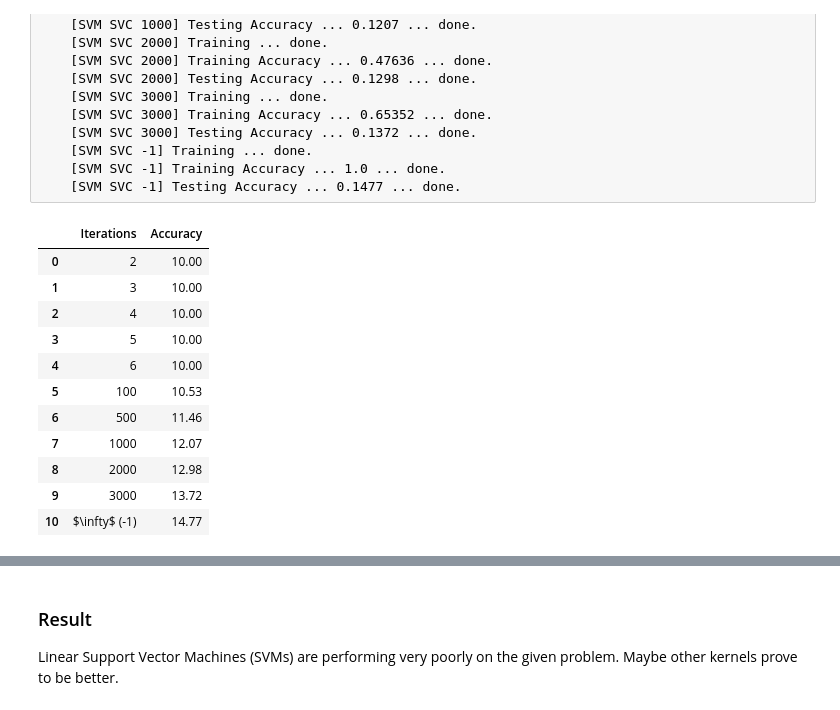
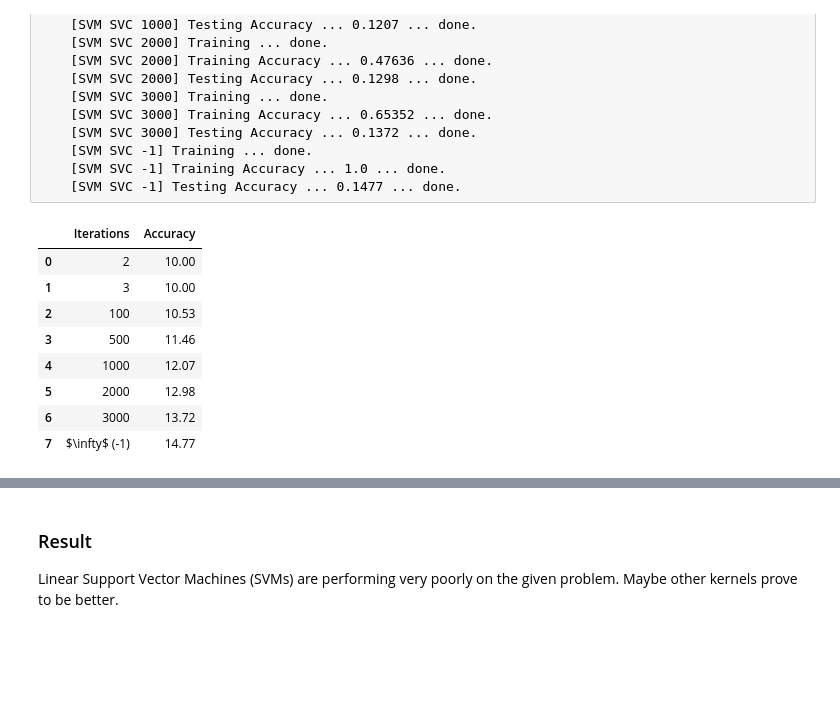
Before and after one commit to devyhia/cifar-10, a Jupyter notebook: Support Vector Machine.ipynb, the cells around one changed output, grey strips where cells are left out. Cells and saved outputs as stored; diff of their text form; code cells hidden in the pictures; blank space fills up the shorter version.

```diff
--- a/Support Vector Machine.ipynb
+++ b/Support Vector Machine.ipynb
@@ -88,31 +88,28 @@ svc.fit(X, y)
 # %%
 res = pd.DataFrame([
         [ '2', 10.00 ],
         [ '3', 10.00 ],
-        [ '4', 10.00 ],
-        [ '5', 10.00 ],
-        [ '6', 10.00 ],
+#         [ '4', 10.00 ],
+#         [ '5', 10.00 ],
+#         [ '6', 10.00 ],
         [ '100', 10.53 ],
         [ '500', 11.46 ],
         [ '1000', 12.07 ],
         [ '2000', 12.98 ],
         [ '3000', 13.72 ],
         [ '$\infty$ (-1)', 14.77 ]
     ], columns=['Iterations', 'Accuracy'])
 res
 # %% [output]
 |  | Iterations | Accuracy |
 | 0 | 2 | 10.00 |
 | 1 | 3 | 10.00 |
-| 2 | 4 | 10.00 |
-| 3 | 5 | 10.00 |
-| 4 | 6 | 10.00 |
-| 5 | 100 | 10.53 |
-| 6 | 500 | 11.46 |
-| 7 | 1000 | 12.07 |
-| 8 | 2000 | 12.98 |
-| 9 | 3000 | 13.72 |
-| 10 | $\infty$ (-1) | 14.77 |
+| 2 | 100 | 10.53 |
+| 3 | 500 | 11.46 |
+| 4 | 1000 | 12.07 |
+| 5 | 2000 | 12.98 |
+| 6 | 3000 | 13.72 |
+| 7 | $\infty$ (-1) | 14.77 |
 # %%
 print(res)
 # %% [output]
```
Also changed, not shown: parts of 13 cells of this notebook, 3 other files.
